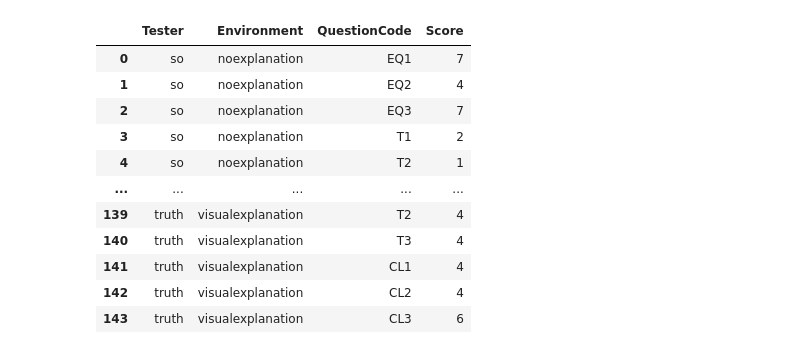
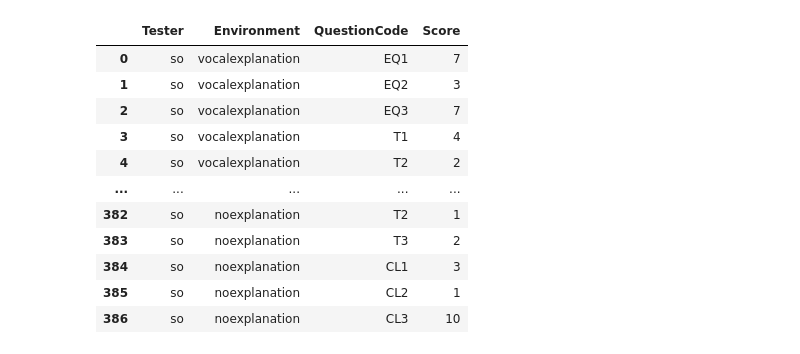
Before and after one commit to mbengterry/humanTAI, a Jupyter notebook: result/analysis/questionaire analysis.ipynb, the cells around one changed output. Drawn from its saved outputs; the diff is of its cells as text; code cells hidden in the pictures.

```diff
--- a/result/analysis/questionaire analysis.ipynb
+++ b/result/analysis/questionaire analysis.ipynb
@@ -16,57 +1,65 @@ Successfully installed ace_tools-0.0
 # %%
 import pandas as pd
 import os
 import re
 import glob
 
 # 读取所有CSV文件
-uploaded_files = glob.glob("./*.csv")
+uploaded_files = glob.glob("../raw data/*.csv")
 all_data = []
 
 for file_path in uploaded_files:
-    file_name = os.path.basename(file_path)
-    name_match = re.match(r'[^_]+_([^_]+)_.*', file_name)
-    tester_name = name_match.group(1) if name_match else "Unknown"
+    try:
+        file_name = os.path.basename(file_path)
+        name_match = re.match(r'[^_]+_([^_]+)_.*', file_name)
+        tester_name = name_match.group(1) if name_match else "Unknown"
 
-    with open(file_path, 'r', encoding='utf-8') as f:
-        lines = f.readlines()
+        with open(file_path, 'r', encoding='utf-8') as f:
+            lines = f.readlines()
 
-    if len(lines) >= 2:
-      second_line = ""
-      try:
-        env_path = lines[1].strip().split(',')[-1].replace("\\", "/")
-        second_line = env_path.split('/')[-1].split('.')[0]
-        environment_name = second_line if second_line!="" else "Unknown"
-      except:
-        environment_name = "Unknown"
-    else:
-      environment_name = "Unknown"
+        if len(lines) >= 2:
+            try:
+                env_path = lines[1].strip().split(',')[-1].replace("\\", "/")
+                second_line = env_path.split('/')[-1].split('.')[0]
+                environment_name = second_line if second_line else "Unknown"
+            except Exception as e:
+                print(f"环境名解析失败: {file_name}, 错误: {e}")
+                environment_name = "Unknown"
+        else:
+            environment_name = "Unknown"
 
-    for line in lines:
-        parts = line.strip().split(',')
-        if len(parts) >= 6:
-            question_code = parts[-2]
-            score = parts[-1]
-            if re.match(r'^(EQ|T|CL)\d+$', question_code):
-                all_data.append({
-                    'Tester': tester_name,
-                    'Environment': environment_name,
-                    'QuestionCode': question_code,
-                    'Score': int(score)
-                })
+        for line in lines:
+            parts = line.strip().split(',')
+            if len(parts) >= 6:
+                question_code = parts[-2]
+                score = parts[-1]
+                if re.match(r'^(EQ|T|CL)\d+$', question_code):
+                    try:
+                        score_int = int(score)
+                    except ValueError:
+                        print(f"分数解析失败: {file_name}, 行: {line}")
+                        continue
+                    all_data.append({
+                        'Tester': tester_name,
+                        'Environment': environment_name,
+                        'QuestionCode': question_code,
+                        'Score': score_int
+                    })
+    except Exception as e:
+        print(f"文件处理失败: {file_path}, 错误: {e}")
 
 df = pd.DataFrame(all_data)
 df
 # %% [output]
 |  | Tester | Environment | QuestionCode | Score |
-| 0 | so | noexplanation | EQ1 | 7 |
-| 1 | so | noexplanation | EQ2 | 4 |
-| 2 | so | noexplanation | EQ3 | 7 |
-| 3 | so | noexplanation | T1 | 2 |
-| 4 | so | noexplanation | T2 | 1 |
+| 0 | so | vocalexplanation | EQ1 | 7 |
+| 1 | so | vocalexplanation | EQ2 | 3 |
+| 2 | so | vocalexplanation | EQ3 | 7 |
+| 3 | so | vocalexplanation | T1 | 4 |
+| 4 | so | vocalexplanation | T2 | 2 |
 | ... | ... | ... | ... | ... |
-| 139 | truth | visualexplanation | T2 | 4 |
-| 140 | truth | visualexplanation | T3 | 4 |
-| 141 | truth | visualexplanation | CL1 | 4 |
-| 142 | truth | visualexplanation | CL2 | 4 |
-| 143 | truth | visualexplanation | CL3 | 6 |
+| 382 | so | noexplanation | T2 | 1 |
+| 383 | so | noexplanation | T3 | 2 |
+| 384 | so | noexplanation | CL1 | 3 |
+| 385 | so | noexplanation | CL2 | 1 |
+| 386 | so | noexplanation | CL3 | 10 |
```
Also changed, not shown: parts of 12 cells of this notebook, 2 other files.
